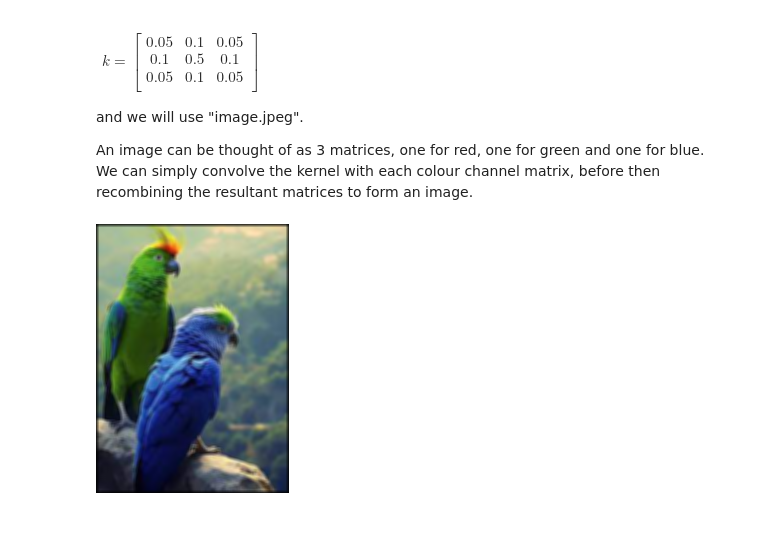
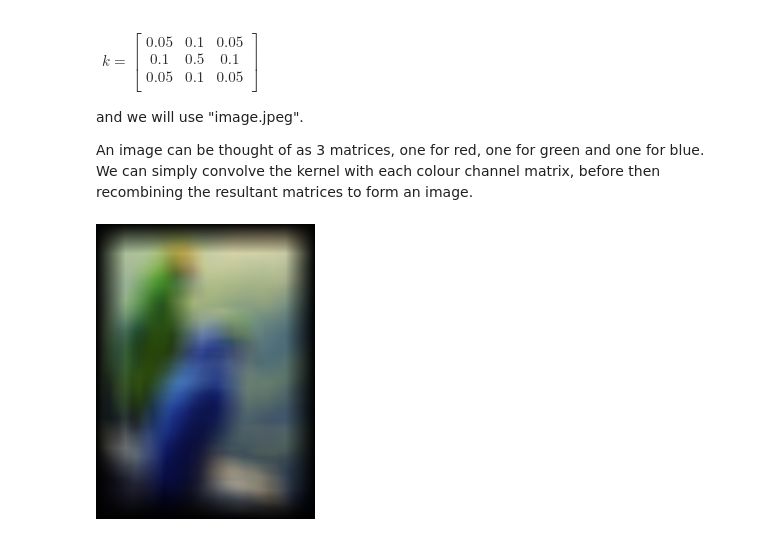
Before and after one commit to PP6464/Julia-FFT, a Jupyter notebook: FFT.ipynb, the cells around one changed output. Drawn from its saved outputs; the diff is of its cells as text; code cells hidden in the pictures.

Commit message:
blur image

```diff
--- a/FFT.ipynb
+++ b/FFT.ipynb
@@ -539,25 +539,25 @@ An image can be thought of as 3 matrices, one for red, one for green and one for
 # %%
 using Images, FileIO
 
 img = load("image.jpeg")
-kernel = convert_to_matrix([[1/16 for _ ∈ 1:4] for _ ∈ 1:4])
+kernel = convert_to_matrix([[1/900 for _ ∈ 1:30] for _ ∈ 1:30])
 
 red_mat = map(x -> Float64(x), channelview(img)[1, begin:end, begin:end])
 green_mat = map(x -> Float64(x), channelview(img)[2, begin:end, begin:end])
 blue_mat = map(x -> Float64(x), channelview(img)[3, begin:end, begin:end])
 
 new_red_mat = conv2(kernel, red_mat)
 new_green_mat = conv2(kernel, green_mat)
 new_blue_mat = conv2(kernel, blue_mat)
 
 rgb_mat = zeros(RGB, size(new_red_mat)[1], size(new_red_mat)[2])
 
 for i ∈ 1:size(new_red_mat)[1]
     for j ∈ 1:size(new_red_mat)[2]
         rgb_mat[i, j] = RGB(real(new_red_mat[i, j]), real(new_green_mat[i, j]), real(new_blue_mat[i, j]))
     end
 end
 
 rgb_mat
 # %% [output]
-[figure, old version]
+[figure, new version]
```
